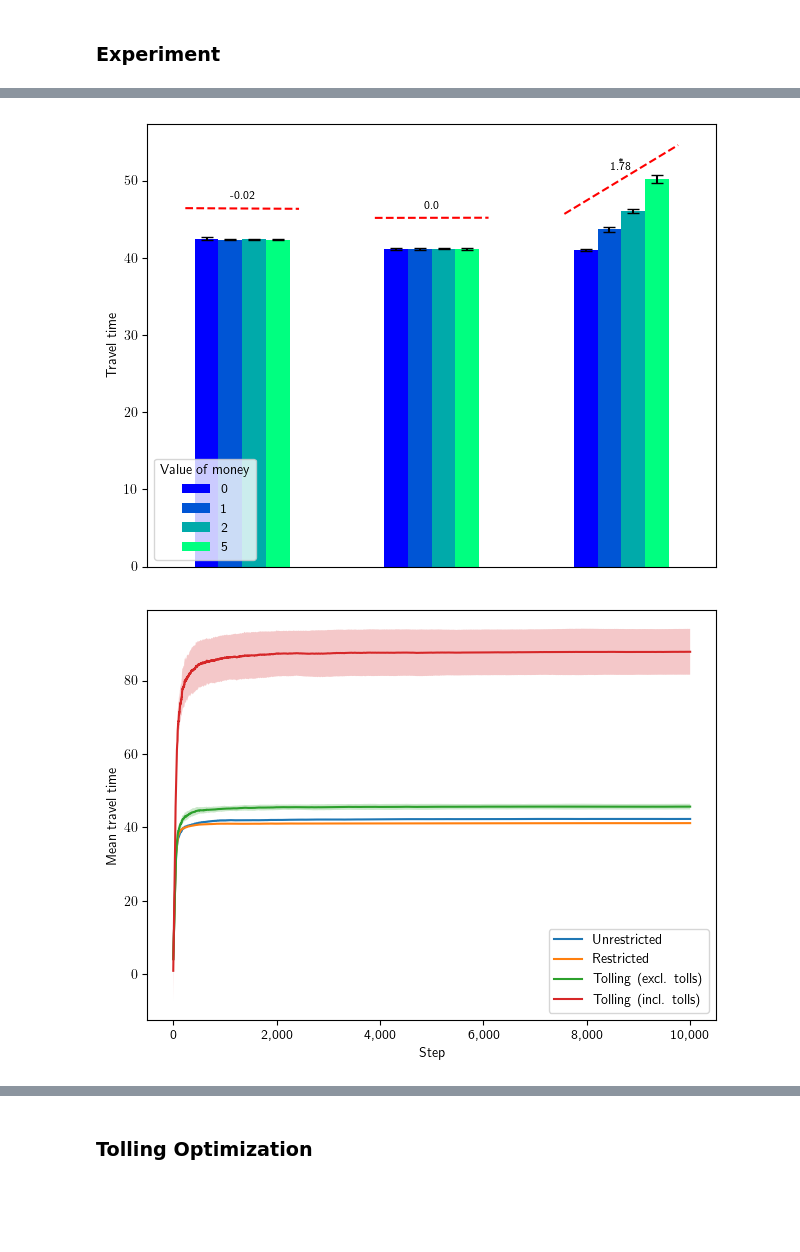
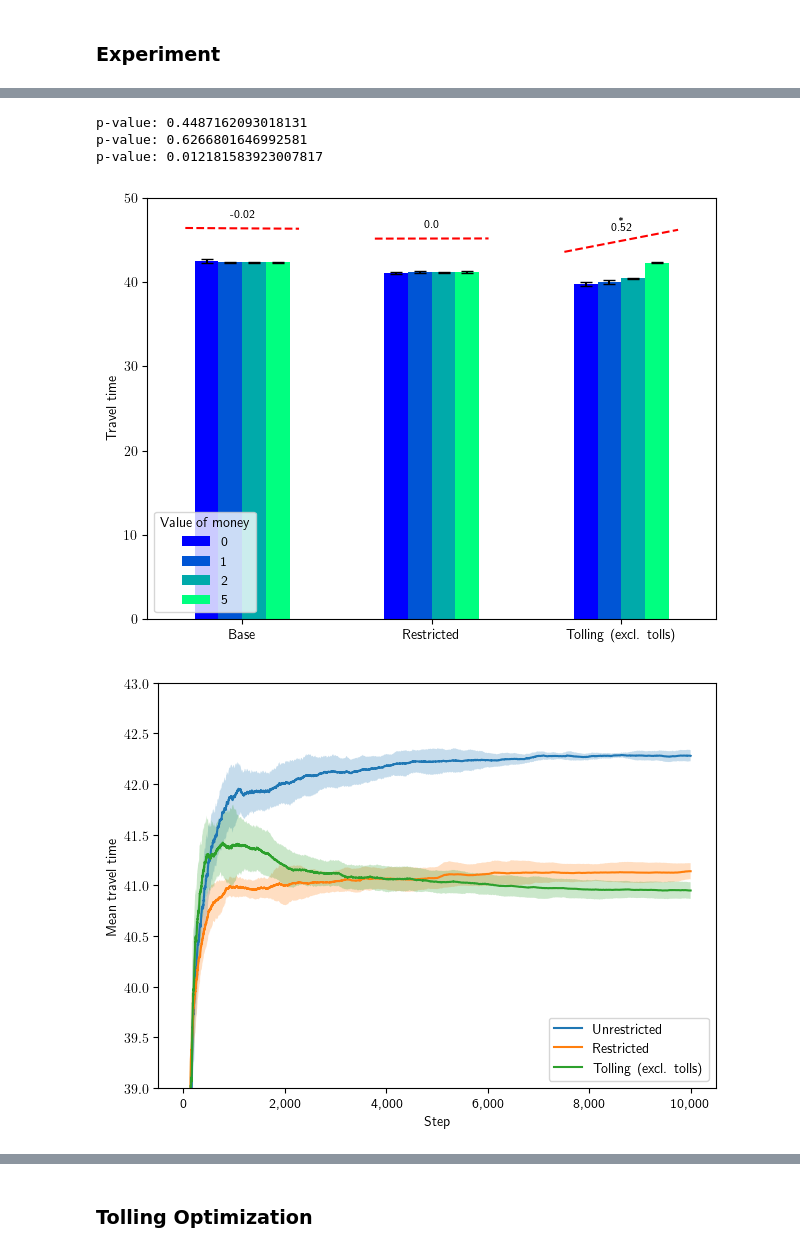
Before and after one commit to michoest/aamas-2024, a Jupyter notebook: src/traffic/v4/experiments/gnp/gnp.ipynb, the cells around one changed output, grey strips where cells are left out. Drawn from its saved outputs; the diff is of its cells as text; code cells hidden in the pictures; blank space fills up the shorter version.

```diff
--- a/src/traffic/v4/experiments/gnp/gnp.ipynb
+++ b/src/traffic/v4/experiments/gnp/gnp.ipynb
@@ -135,7 +135,7 @@ for seed in car_seeds:
                                       seed=46)
     cars = create_cars(network, car_counts=car_counts, seed=seed)
     change_value_of_money(cars, values_of_money, seed=seed)
-    model = TrafficModel(network, cars, tolls=True, beta=1.0, R=0.1, seed=seed)
+    model = TrafficModel(network, cars, tolls=True, beta=1.0, R=7.5e-4, seed=seed)
     step_stats_tolling, car_stats_tolling = model.run_sequentially(number_of_steps, show_progress=False)
 
     grouped_car_stats = car_stats_tolling[['step', 'travel_time']]\
@@ -182,13 +191,15 @@ ax = df_mean.plot.bar(cmap=mpl.colormaps['winter'], capsize=4, yerr=df_std)
 ax.legend(loc='lower left', title='Value of money')
 plt.xticks(rotation = 0)
 ax.set_ylabel('Travel time')
-ax.get_xaxis().set_visible(False)
+ax.set_xlabel(None)
+ax.set_ylim([0, 50])
 
 # Add regression lines
 for offset, (_, data) in enumerate(df_mean.iterrows()):
     data = data.reset_index()
     data.columns = ['value', 'time']
     ols = sm.ols(formula='time ~ value', data=data).fit()
+    print(f'p-value: {ols.pvalues["value"]}')
     slope = ols.params['value']
     intercept = ols.params['Intercept']
     ax.plot([offset - 0.3, offset + 0.3],
@@ -210,48 +221,44 @@ for offset, (_, data) in enumerate(df_mean.iterrows()):
 plt.tight_layout()
 ax.get_figure().savefig('fairness.pdf', dpi=300)
 # %% [output]
+p-value: 0.4487162093018131
+p-value: 0.6266801646992581
+p-value: 0.012181583923007817
-[figure, old version]
+[figure, new version]
 # %%
 mean = unrestricted_car_travel_times.groupby('step')['travel_time'].mean()
 std = unrestricted_car_travel_times.groupby('step')['travel_time'].std()
 ax = mean.plot(xlabel='step', label='Unrestricted')
 ax.fill_between(std.index,
                 mean - std,
                 mean + std,
                 alpha=0.25)
 
 mean = restricted_car_travel_times.groupby('step')['travel_time'].mean()
 std = restricted_car_travel_times.groupby('step')['travel_time'].std()
 ax = mean.plot(xlabel='step', label='Restricted')
 ax.fill_between(std.index,
                 mean - std,
                 mean + std,
                 alpha=0.25)
 
 mean = tolling_car_travel_times.groupby('step')['travel_time'].mean()
 std = tolling_car_travel_times.groupby('step')['travel_time'].std()
 ax = mean.plot(xlabel='step', label='Tolling (excl. tolls)')
 ax.fill_between(std.index,
                 mean - std,
                 mean + std,
                 alpha=0.25)
 
-mean = total_cost_car_travel_times.groupby('step')['travel_time'].mean()
-std = total_cost_car_travel_times.groupby('step')['travel_time'].std()
-ax = mean.plot(xlabel='step', label='Tolling (incl. tolls)')
-ax.fill_between(std.index,
-                mean - std,
-                mean + std,
-                alpha=0.25)
-
-ax.legend()
+ax.legend(loc='lower right')
 ax.set_xlabel('Step')
 ax.set_ylabel('Mean travel time')
+ax.set_ylim([39, 43])
 ax.get_xaxis().set_major_formatter(
     mpl.ticker.FuncFormatter(lambda x, p: format(int(x), ',')))
 
 plt.tight_layout()
 ax.get_figure().savefig('absolute-travel-time.pdf', dpi=300)
 # %% [output]
-[figure, old version]
+[figure, new version]
 # %%
```
Also changed, not shown: parts of 2 cells of this notebook, 3 other files.
